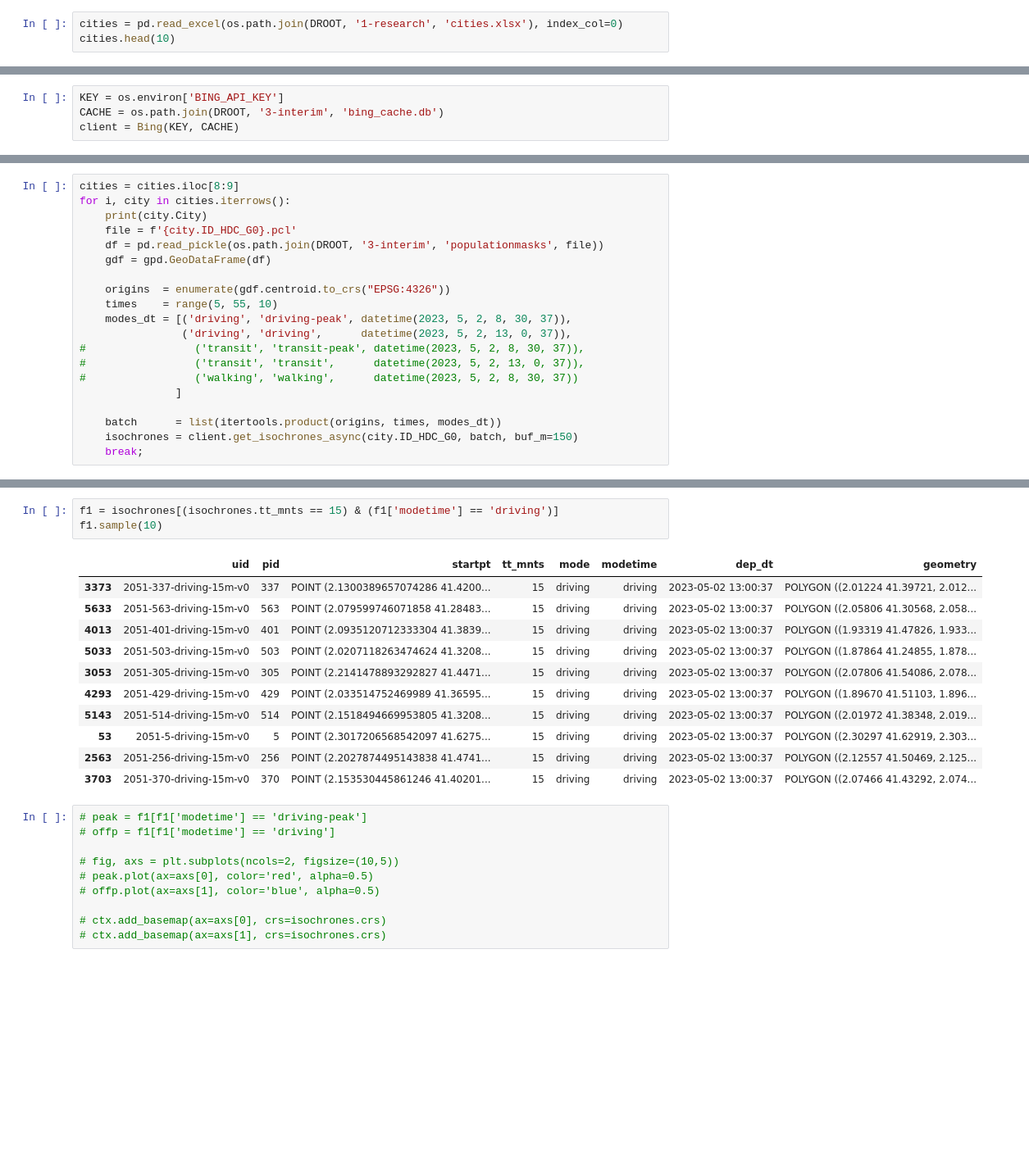
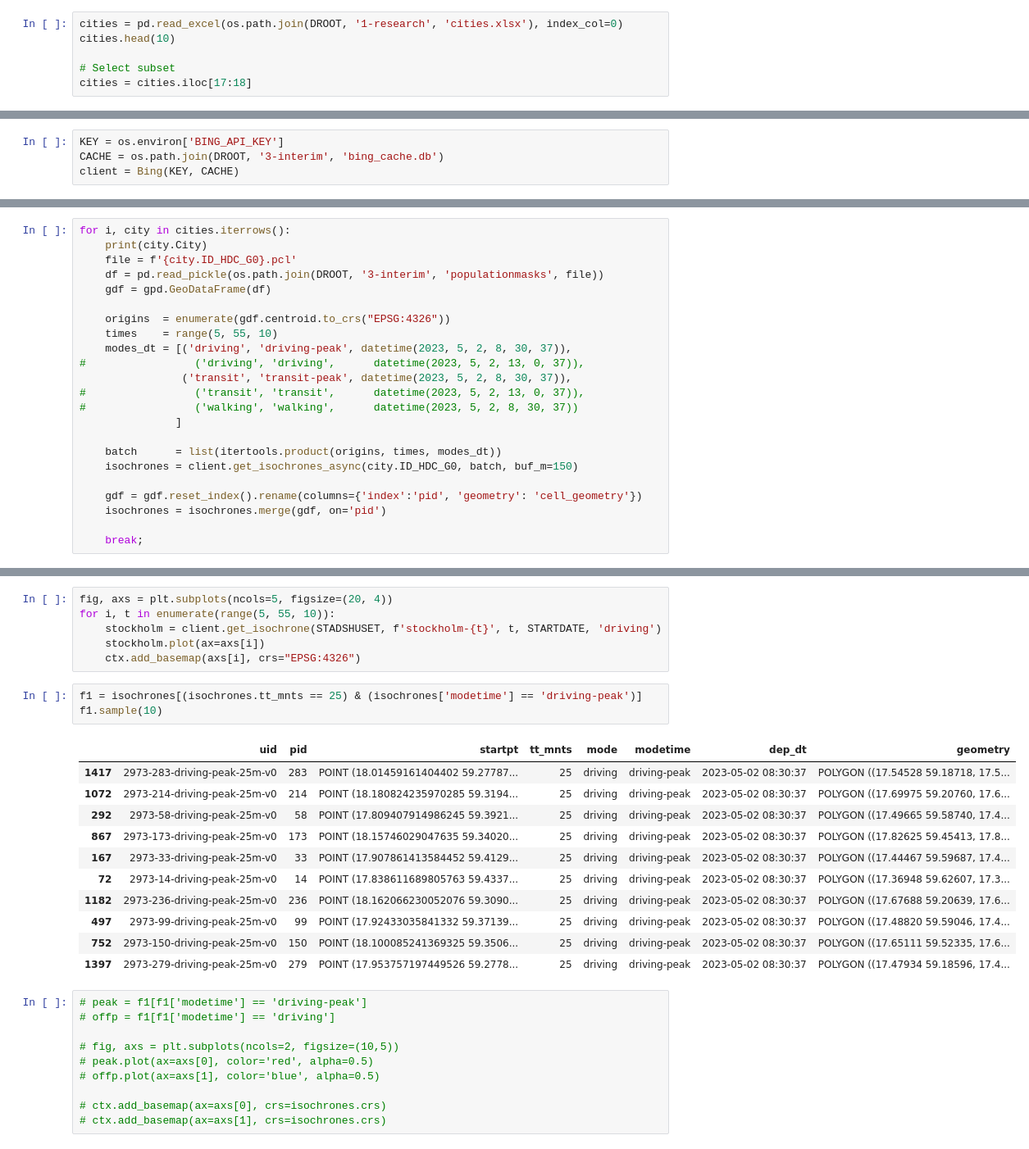
Before and after one commit to idegeus/UrbanTransportTimes, a Jupyter notebook: 2.1-analyse-isochrones.ipynb, the cells around one changed output, grey strips where cells are left out. Shown at 82% size. Saved outputs shown, nothing was run; the diff lists cells and outputs as text; blank space fills up the shorter version.

```diff
--- a/2-notebooks/2.1-analyse-isochrones.ipynb
+++ b/2.1-analyse-isochrones.ipynb
@@ -27,3 +27,6 @@ os.makedirs(os.path.join(DROOT, '3-interim', 'populationmasks'), exist_ok=True)
 # %%
 cities = pd.read_excel(os.path.join(DROOT, '1-research', 'cities.xlsx'), index_col=0)
 cities.head(10)
+
+# Select subset
+cities = cities.iloc[17:18]
@@ -46,5 +56,4 @@ client = Bing(KEY, CACHE)
 # %%
-cities = cities.iloc[8:9]
 for i, city in cities.iterrows():
     print(city.City)
     file = f'{city.ID_HDC_G0}.pcl'
@@ -54,13 +63,17 @@ for i, city in cities.iterrows():
     origins  = enumerate(gdf.centroid.to_crs("EPSG:4326"))
     times    = range(5, 55, 10)
     modes_dt = [('driving', 'driving-peak', datetime(2023, 5, 2, 8, 30, 37)),
-                ('driving', 'driving',      datetime(2023, 5, 2, 13, 0, 37)),
-#                 ('transit', 'transit-peak', datetime(2023, 5, 2, 8, 30, 37)),
+#                 ('driving', 'driving',      datetime(2023, 5, 2, 13, 0, 37)),
+                ('transit', 'transit-peak', datetime(2023, 5, 2, 8, 30, 37)),
 #                 ('transit', 'transit',      datetime(2023, 5, 2, 13, 0, 37)),
 #                 ('walking', 'walking',      datetime(2023, 5, 2, 8, 30, 37))
                ]
 
     batch      = list(itertools.product(origins, times, modes_dt))
     isochrones = client.get_isochrones_async(city.ID_HDC_G0, batch, buf_m=150)
+
+    gdf = gdf.reset_index().rename(columns={'index':'pid', 'geometry': 'cell_geometry'})
+    isochrones = isochrones.merge(gdf, on='pid')
+
     break;
 # %% [output]
@@ -69,18 +138,24 @@ INFO:root:Out of total 5830, 100.00% cached.
+# %%
+fig, axs = plt.subplots(ncols=5, figsize=(20, 4))
+for i, t in enumerate(range(5, 55, 10)):
+    stockholm = client.get_isochrone(STADSHUSET, f'stockholm-{t}', t, STARTDATE, 'driving')
+    stockholm.plot(ax=axs[i])
+    ctx.add_basemap(axs[i], crs="EPSG:4326")
 # %%
-f1 = isochrones[(isochrones.tt_mnts == 15) & (f1['modetime'] == 'driving')]
+f1 = isochrones[(isochrones.tt_mnts == 25) & (isochrones['modetime'] == 'driving-peak')]
 f1.sample(10)
 # %% [output]
 |  | uid | pid | startpt | tt_mnts | mode | modetime | dep_dt | geometry |
-| 3373 | 2051-337-driving-15m-v0 | 337 | POINT (2.1300389657074286 41.4200... | 15 | driving | driving | 2023-05-02 13:00:37 | POLYGON ((2.01224 41.39721, 2.012... |
-| 5633 | 2051-563-driving-15m-v0 | 563 | POINT (2.079599746071858 41.28483... | 15 | driving | driving | 2023-05-02 13:00:37 | POLYGON ((2.05806 41.30568, 2.058... |
-| 4013 | 2051-401-driving-15m-v0 | 401 | POINT (2.0935120712333304 41.3839... | 15 | driving | driving | 2023-05-02 13:00:37 | POLYGON ((1.93319 41.47826, 1.933... |
-| 5033 | 2051-503-driving-15m-v0 | 503 | POINT (2.0207118263474624 41.3208... | 15 | driving | driving | 2023-05-02 13:00:37 | POLYGON ((1.87864 41.24855, 1.878... |
-| 3053 | 2051-305-driving-15m-v0 | 305 | POINT (2.2141478893292827 41.4471... | 15 | driving | driving | 2023-05-02 13:00:37 | POLYGON ((2.07806 41.54086, 2.078... |
-| 4293 | 2051-429-driving-15m-v0 | 429 | POINT (2.033514752469989 41.36595... | 15 | driving | driving | 2023-05-02 13:00:37 | POLYGON ((1.89670 41.51103, 1.896... |
-| 5143 | 2051-514-driving-15m-v0 | 514 | POINT (2.1518494669953805 41.3208... | 15 | driving | driving | 2023-05-02 13:00:37 | POLYGON ((2.01972 41.38348, 2.019... |
-| 53 | 2051-5-driving-15m-v0 | 5 | POINT (2.3017206568542097 41.6275... | 15 | driving | driving | 2023-05-02 13:00:37 | POLYGON ((2.30297 41.62919, 2.303... |
-| 2563 | 2051-256-driving-15m-v0 | 256 | POINT (2.2027874495143838 41.4741... | 15 | driving | driving | 2023-05-02 13:00:37 | POLYGON ((2.12557 41.50469, 2.125... |
-| 3703 | 2051-370-driving-15m-v0 | 370 | POINT (2.153530445861246 41.40201... | 15 | driving | driving | 2023-05-02 13:00:37 | POLYGON ((2.07466 41.43292, 2.074... |
+| 1417 | 2973-283-driving-peak-25m-v0 | 283 | POINT (18.01459161404402 59.27787... | 25 | driving | driving-peak | 2023-05-02 08:30:37 | POLYGON ((17.54528 59.18718, 17.5... |
+| 1072 | 2973-214-driving-peak-25m-v0 | 214 | POINT (18.180824235970285 59.3194... | 25 | driving | driving-peak | 2023-05-02 08:30:37 | POLYGON ((17.69975 59.20760, 17.6... |
+| 292 | 2973-58-driving-peak-25m-v0 | 58 | POINT (17.809407914986245 59.3921... | 25 | driving | driving-peak | 2023-05-02 08:30:37 | POLYGON ((17.49665 59.58740, 17.4... |
+| 867 | 2973-173-driving-peak-25m-v0 | 173 | POINT (18.15746029047635 59.34020... | 25 | driving | driving-peak | 2023-05-02 08:30:37 | POLYGON ((17.82625 59.45413, 17.8... |
+| 167 | 2973-33-driving-peak-25m-v0 | 33 | POINT (17.907861413584452 59.4129... | 25 | driving | driving-peak | 2023-05-02 08:30:37 | POLYGON ((17.44467 59.59687, 17.4... |
+| 72 | 2973-14-driving-peak-25m-v0 | 14 | POINT (17.838611689805763 59.4337... | 25 | driving | driving-peak | 2023-05-02 08:30:37 | POLYGON ((17.36948 59.62607, 17.3... |
+| 1182 | 2973-236-driving-peak-25m-v0 | 236 | POINT (18.162066230052076 59.3090... | 25 | driving | driving-peak | 2023-05-02 08:30:37 | POLYGON ((17.67688 59.20639, 17.6... |
+| 497 | 2973-99-driving-peak-25m-v0 | 99 | POINT (17.92433035841332 59.37139... | 25 | driving | driving-peak | 2023-05-02 08:30:37 | POLYGON ((17.48820 59.59046, 17.4... |
+| 752 | 2973-150-driving-peak-25m-v0 | 150 | POINT (18.100085241369325 59.3506... | 25 | driving | driving-peak | 2023-05-02 08:30:37 | POLYGON ((17.65111 59.52335, 17.6... |
+| 1397 | 2973-279-driving-peak-25m-v0 | 279 | POINT (17.953757197449526 59.2778... | 25 | driving | driving-peak | 2023-05-02 08:30:37 | POLYGON ((17.47934 59.18596, 17.4... |
 # %%
 # peak = f1[f1['modetime'] == 'driving-peak']
 # offp = f1[f1['modetime'] == 'driving']
```
Also changed, not shown: parts of 14 cells of this notebook, 13 other files.
